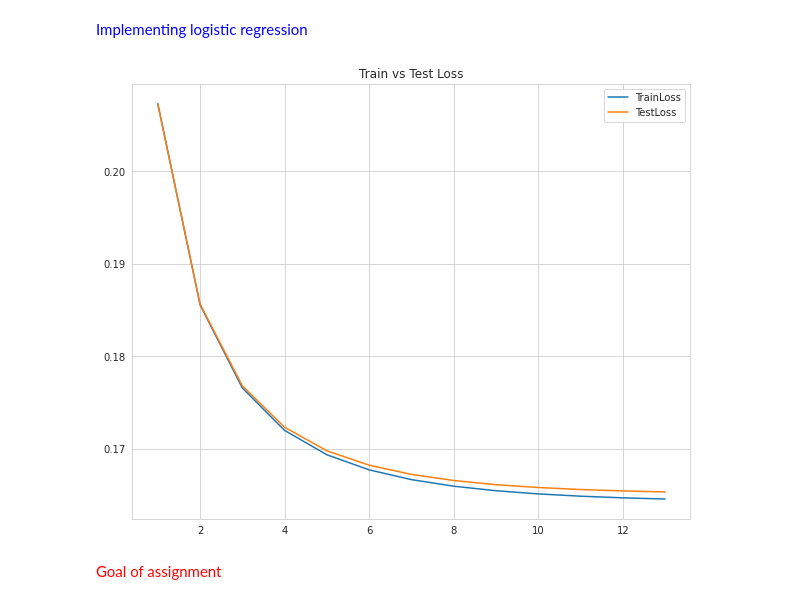
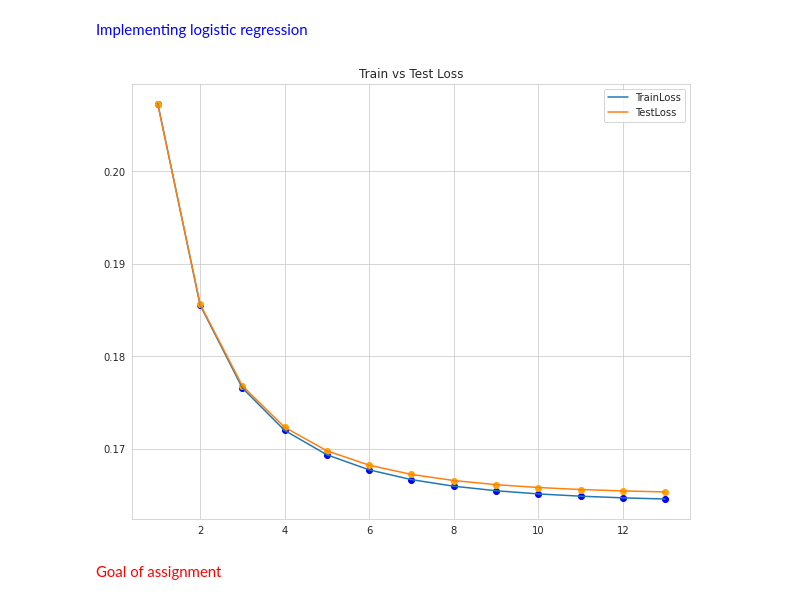
Before and after one commit to zama-sarib/ML-Implementation, a Jupyter notebook: Logistic_Regression_with_L2_Reg.ipynb, the cells around one changed output. Drawn from its saved outputs; the diff is of its cells as text; code cells hidden in the pictures.

```diff
--- a/Logistic_Regression_with_L2_Reg.ipynb
+++ b/Logistic_Regression_with_L2_Reg.ipynb
@@ -329,16 +329,18 @@ w,b,trainloss,testloss = train(X_train,y_train,X_test,y_test,epochs,alpha,eta0)
 # %%
 import seaborn as sns
 import matplotlib.pyplot as plt
 %matplotlib inline
 sns.set_style("whitegrid")
 plt.figure(figsize=(10,8))
+plt.scatter(np.arange(1,epochs+1),trainloss,color='blue')
+plt.scatter(np.arange(1,epochs+1),testloss,color='orange')
 plt.plot(np.arange(1,epochs+1),trainloss,label='TrainLoss')
 plt.plot(np.arange(1,epochs+1),testloss,label='TestLoss')
 plt.title("Train vs Test Loss")
 plt.legend()
 plt.show()
 # %% [output]
-[figure, old version]
+[figure, new version]
 # %% [markdown]
 <font color='red'>Goal of assignment</font>
 # %% [markdown]
```
Also changed, not shown: parts of 1 cell of this notebook.
